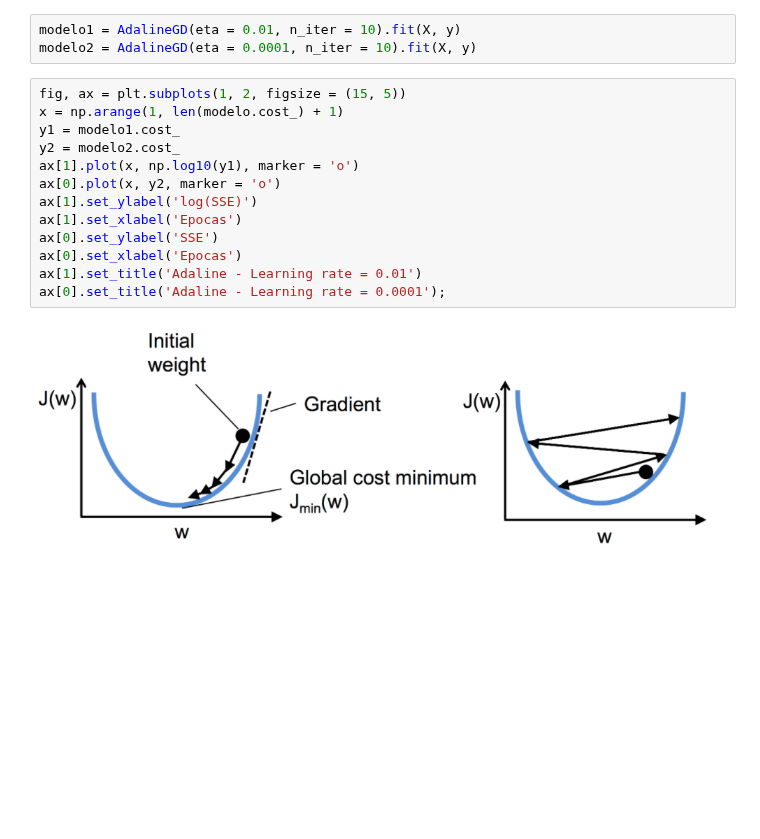
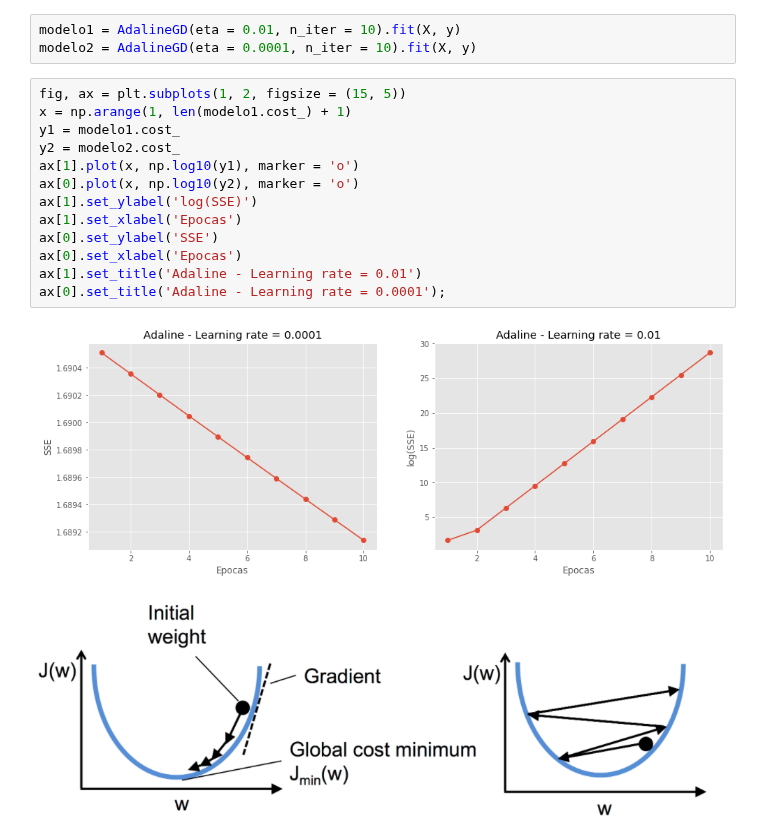
Before and after one commit to bel4212a/Curso-ciencia-de-datos, a Jupyter notebook: Semana-11/Adaline.ipynb, the cells around one changed output. Drawn from its saved outputs; the diff is of its cells as text; blank space fills up the shorter version.

```diff
--- a/Semana-11/Adaline.ipynb
+++ b/Semana-11/Adaline.ipynb
@@ -138,17 +138,19 @@ modelo1 = AdalineGD(eta = 0.01, n_iter = 10).fit(X, y)
 modelo2 = AdalineGD(eta = 0.0001, n_iter = 10).fit(X, y)
 # %%
 fig, ax = plt.subplots(1, 2, figsize = (15, 5))
-x = np.arange(1, len(modelo.cost_) + 1)
+x = np.arange(1, len(modelo1.cost_) + 1)
 y1 = modelo1.cost_
 y2 = modelo2.cost_
 ax[1].plot(x, np.log10(y1), marker = 'o')
-ax[0].plot(x, y2, marker = 'o')
+ax[0].plot(x, np.log10(y2), marker = 'o')
 ax[1].set_ylabel('log(SSE)')
 ax[1].set_xlabel('Epocas')
 ax[0].set_ylabel('SSE')
 ax[0].set_xlabel('Epocas')
 ax[1].set_title('Adaline - Learning rate = 0.01')
 ax[0].set_title('Adaline - Learning rate = 0.0001');
+# %% [output]
+[figure, added]
 # %% [markdown]
 ![image.png](attachment:image.png)
 # %% [markdown]
```
Also changed, not shown: parts of 4 cells of this notebook.
